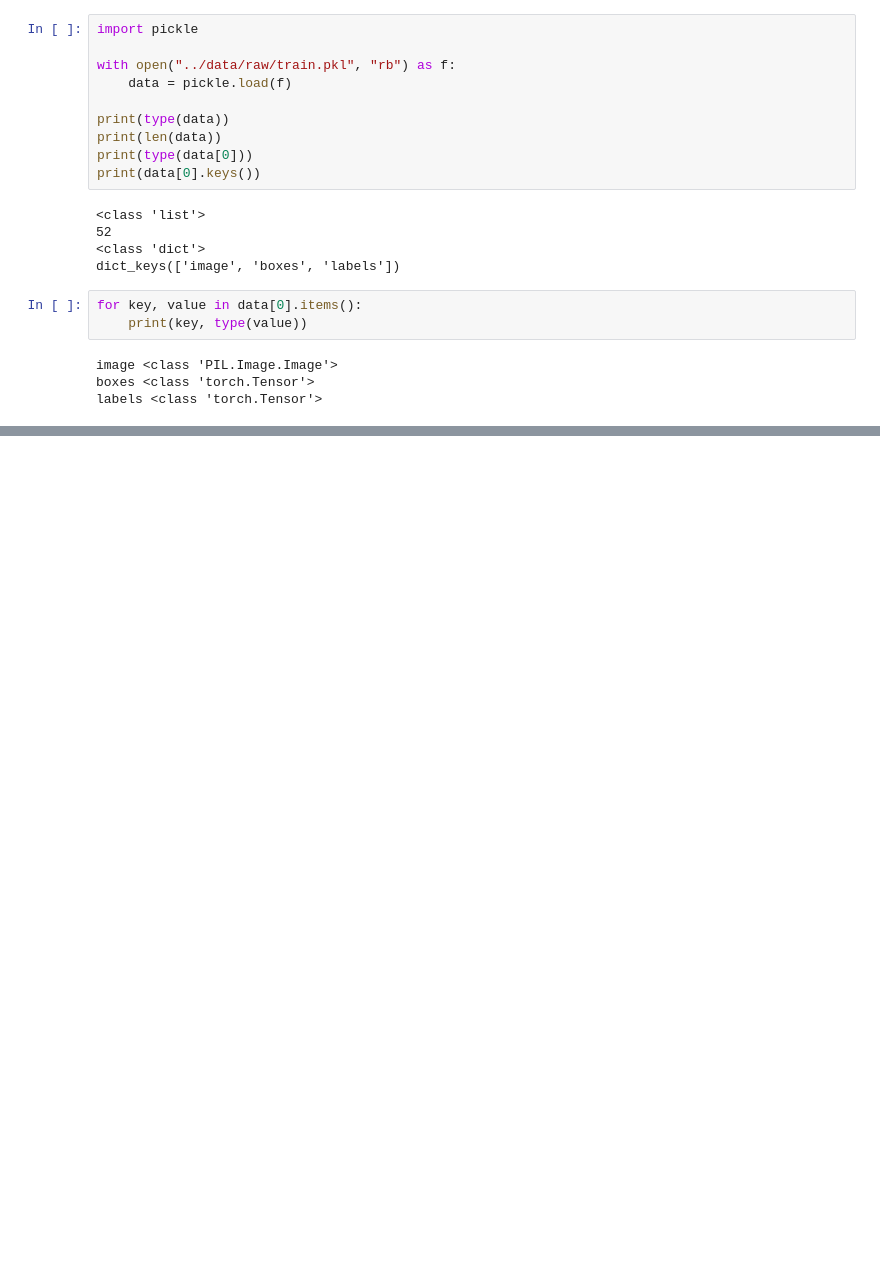
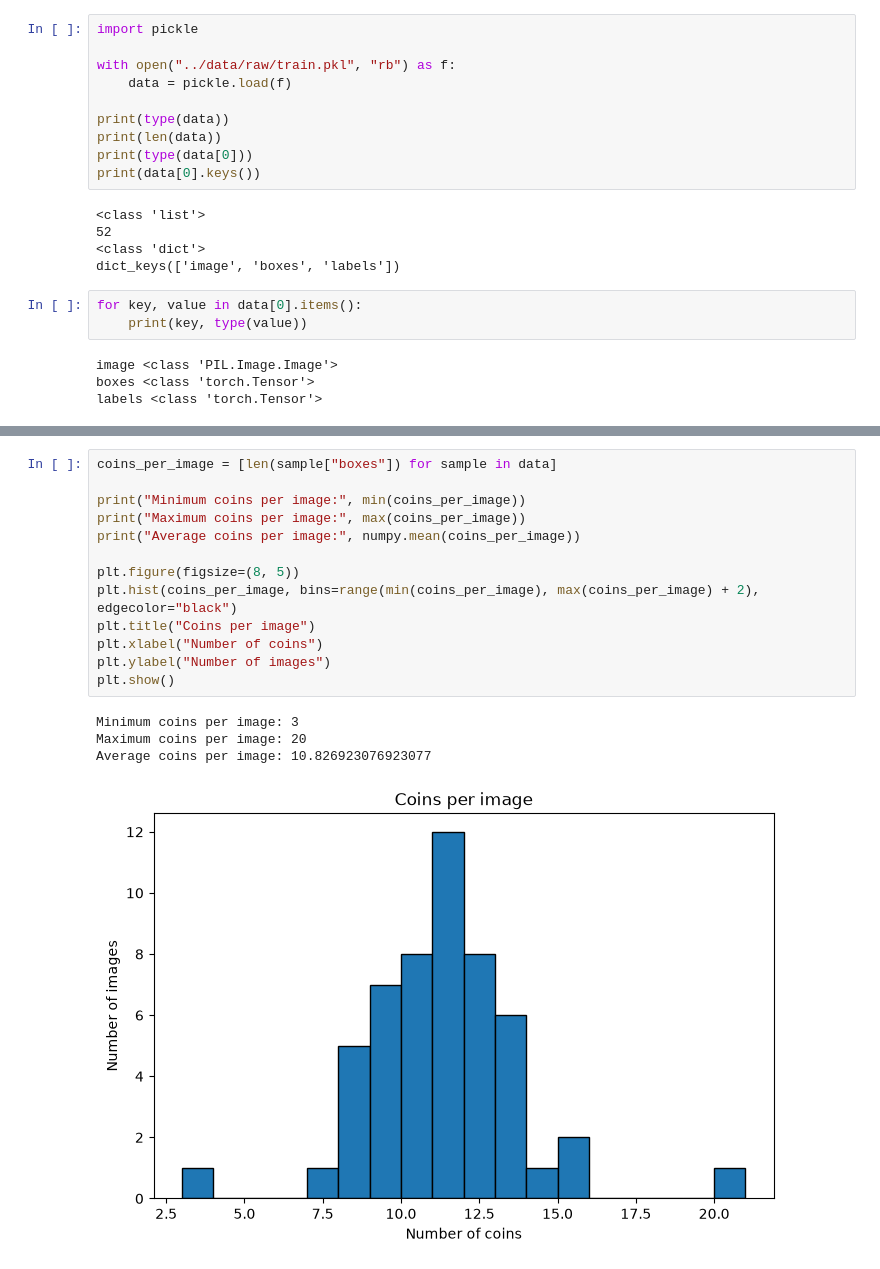
Before and after one commit to patrykn11/coin-detector, a Jupyter notebook: notebooks/explore_data.ipynb, the cells around one changed output, grey strips where cells are left out. Drawn from its saved outputs; the diff is of its cells as text; blank space fills up the shorter version.

```diff
--- a/notebooks/explore_data.ipynb
+++ b/notebooks/explore_data.ipynb
@@ -139,0 +167,18 @@ plt.show()
+# %%
+coins_per_image = [len(sample["boxes"]) for sample in data]
+
+print("Minimum coins per image:", min(coins_per_image))
+print("Maximum coins per image:", max(coins_per_image))
+print("Average coins per image:", numpy.mean(coins_per_image))
+
+plt.figure(figsize=(8, 5))
+plt.hist(coins_per_image, bins=range(min(coins_per_image), max(coins_per_image) + 2), edgecolor="black")
+plt.title("Coins per image")
+plt.xlabel("Number of coins")
+plt.ylabel("Number of images")
+plt.show()
+# %% [output]
+Minimum coins per image: 3
+Maximum coins per image: 20
+Average coins per image: 10.826923076923077
+[figure, added]
```
Also changed, not shown: parts of 8 cells of this notebook, 1 other file.
